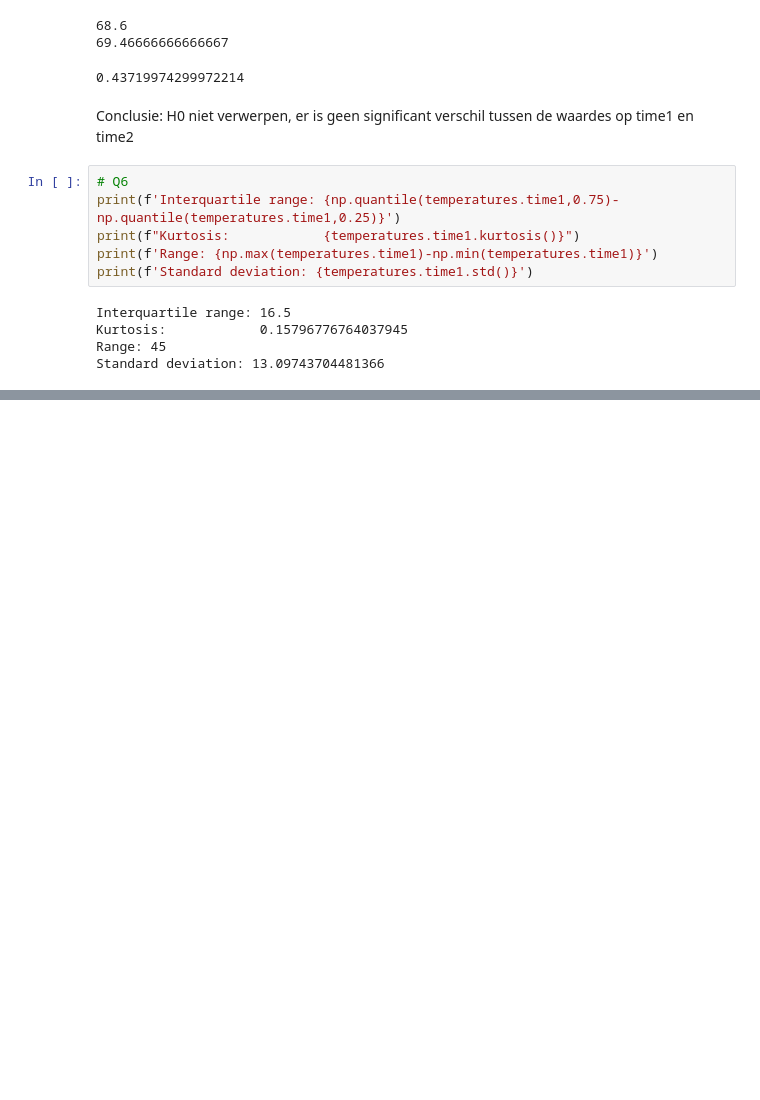
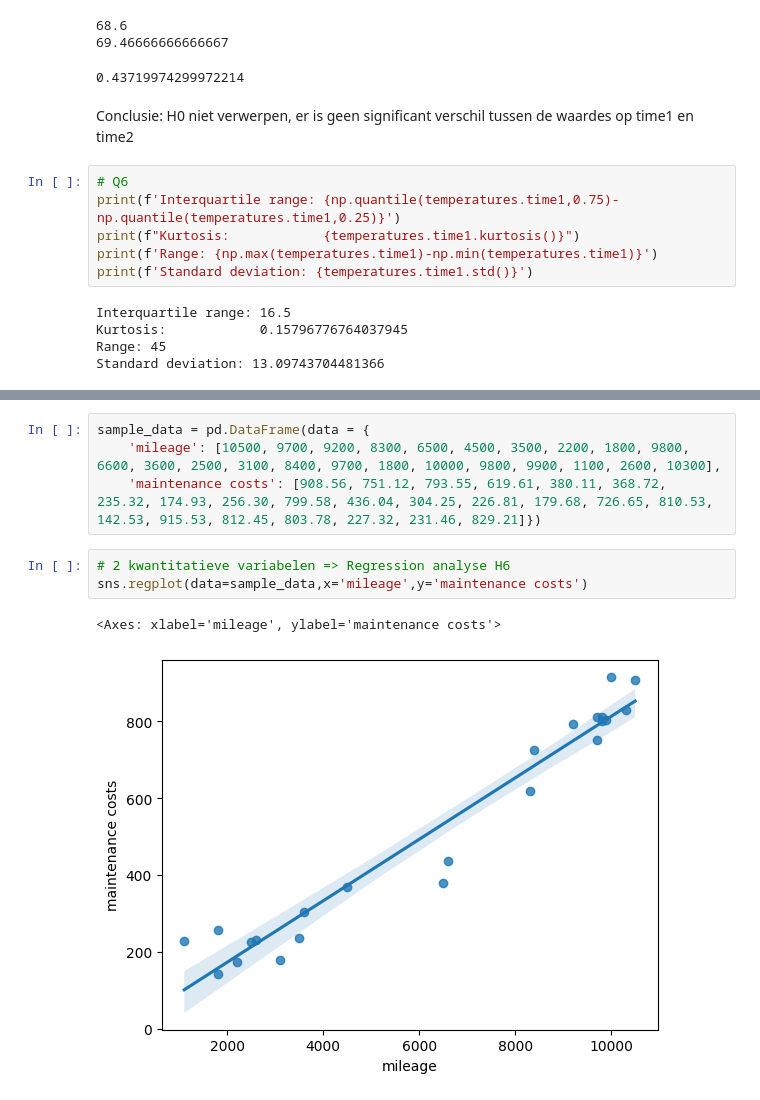
Before and after one commit to JelleLeus1996/data_science, a Jupyter notebook: examen.ipynb, the cells around one changed output, grey strips where cells are left out. Cells and saved outputs as stored; diff of their text form; blank space fills up the shorter version.

```diff
--- a/examen.ipynb
+++ b/examen.ipynb
@@ -256,0 +293,10 @@ Standard deviation: 13.09743704481366
+# %%
+sample_data = pd.DataFrame(data = {
+    'mileage': [10500, 9700, 9200, 8300, 6500, 4500, 3500, 2200, 1800, 9800, 6600, 3600, 2500, 3100, 8400, 9700, 1800, 10000, 9800, 9900, 1100, 2600, 10300],
+    'maintenance costs': [908.56, 751.12, 793.55, 619.61, 380.11, 368.72, 235.32, 174.93, 256.30, 799.58, 436.04, 304.25, 226.81, 179.68, 726.65, 810.53, 142.53, 915.53, 812.45, 803.78, 227.32, 231.46, 829.21]})
+# %%
+# 2 kwantitatieve variabelen => Regression analyse H6
+sns.regplot(data=sample_data,x='mileage',y='maintenance costs')
+# %% [output]
+<Axes: xlabel='mileage', ylabel='maintenance costs'>
+[figure, added]
```
Also changed, not shown: parts of 20 cells of this notebook.
